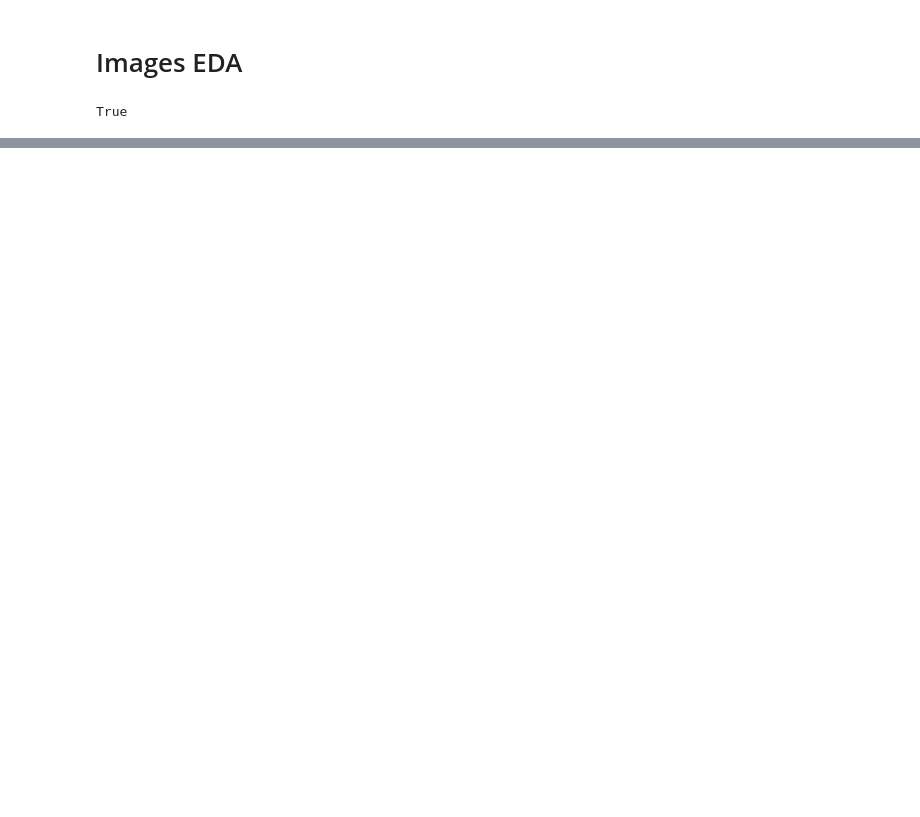
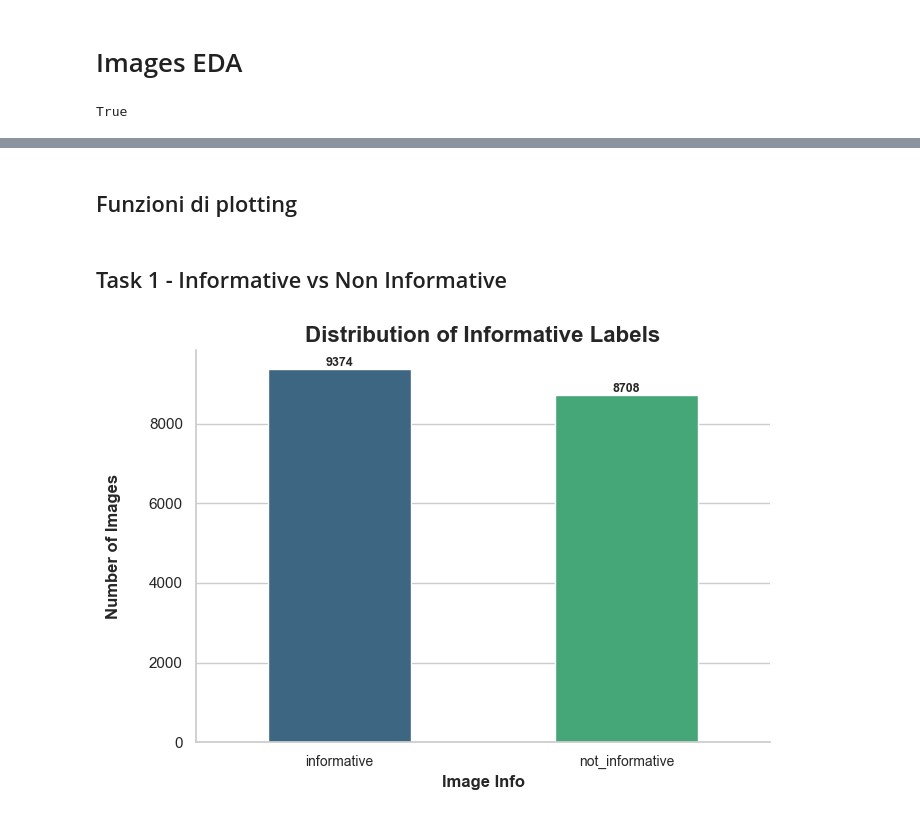
Before and after one commit to andreaceto/multimodal-crisis-classification, a Jupyter notebook: eda/images_analysis.ipynb, the cells around one changed output, grey strips where cells are left out. Drawn from its saved outputs; the diff is of its cells as text; code cells hidden in the pictures; blank space fills up the shorter version.

```diff
--- a/eda/images_analysis.ipynb
+++ b/eda/images_analysis.ipynb
@@ -88,0 +162,2 @@ print(f'{len(df["img_aspect_ratio"].unique())} Different aspect ratio values')
+# %% [markdown]
+## Funzioni di plotting
@@ -88,0 +231,6 @@ print(f'{len(df["img_aspect_ratio"].unique())} Different aspect ratio values')
+# %% [markdown]
+## Task 1 - Informative vs Non Informative
+# %%
+plot_label_distribution(df, "image_info", "Distribution of Informative Labels")
+# %% [output]
+[figure, added]
```
Also changed, not shown: parts of 22 cells of this notebook.
